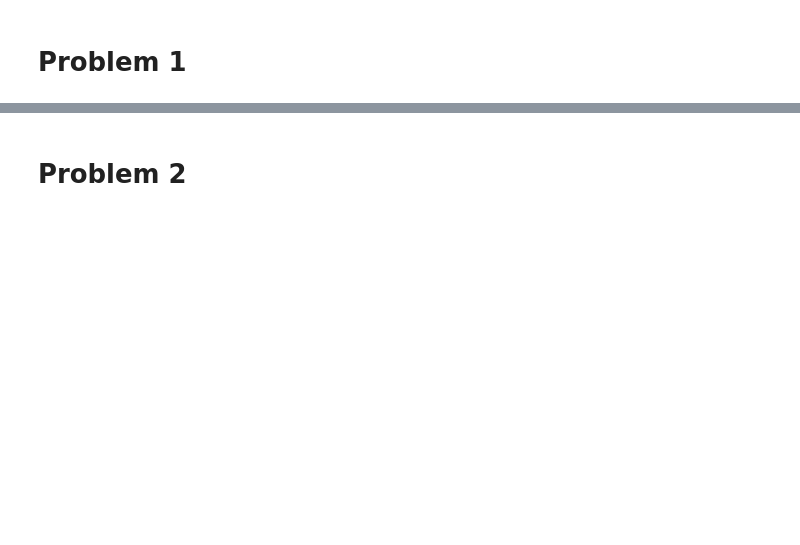
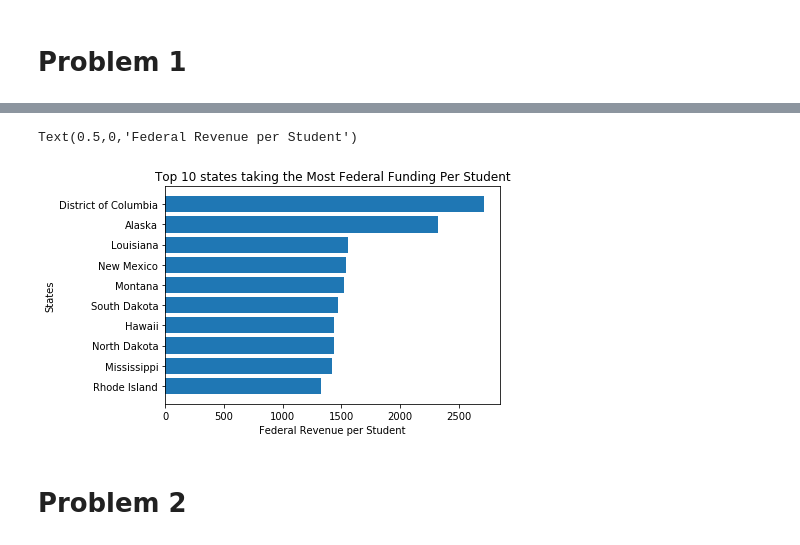
Before and after one commit to agrawal-ris/DS5500_Assignment_3, a Jupyter notebook: Rishabh_Assignment_3.ipynb, the cells around one changed output, grey strips where cells are left out. Drawn from its saved outputs; the diff is of its cells as text; code cells hidden in the pictures; blank space fills up the shorter version.

```diff
--- a/Rishabh_Assignment_3.ipynb
+++ b/Rishabh_Assignment_3.ipynb
@@ -26,2 +64,11 @@ from sklearn.metrics import r2_score
+# %%
+pS = perStud.tail(10)
+plt.barh(pS.index, pS['perStud'])
+plt.title("Top 10 states taking the Most Federal Funding Per Student")
+plt.ylabel("States")
+plt.xlabel("Federal Revenue per Student")
+# %% [output]
+Text(0.5,0,'Federal Revenue per Student')
+[figure, added]
 # %% [markdown]
 # Problem 2
```
Also changed, not shown: parts of 16 cells of this notebook, 5 other files.
